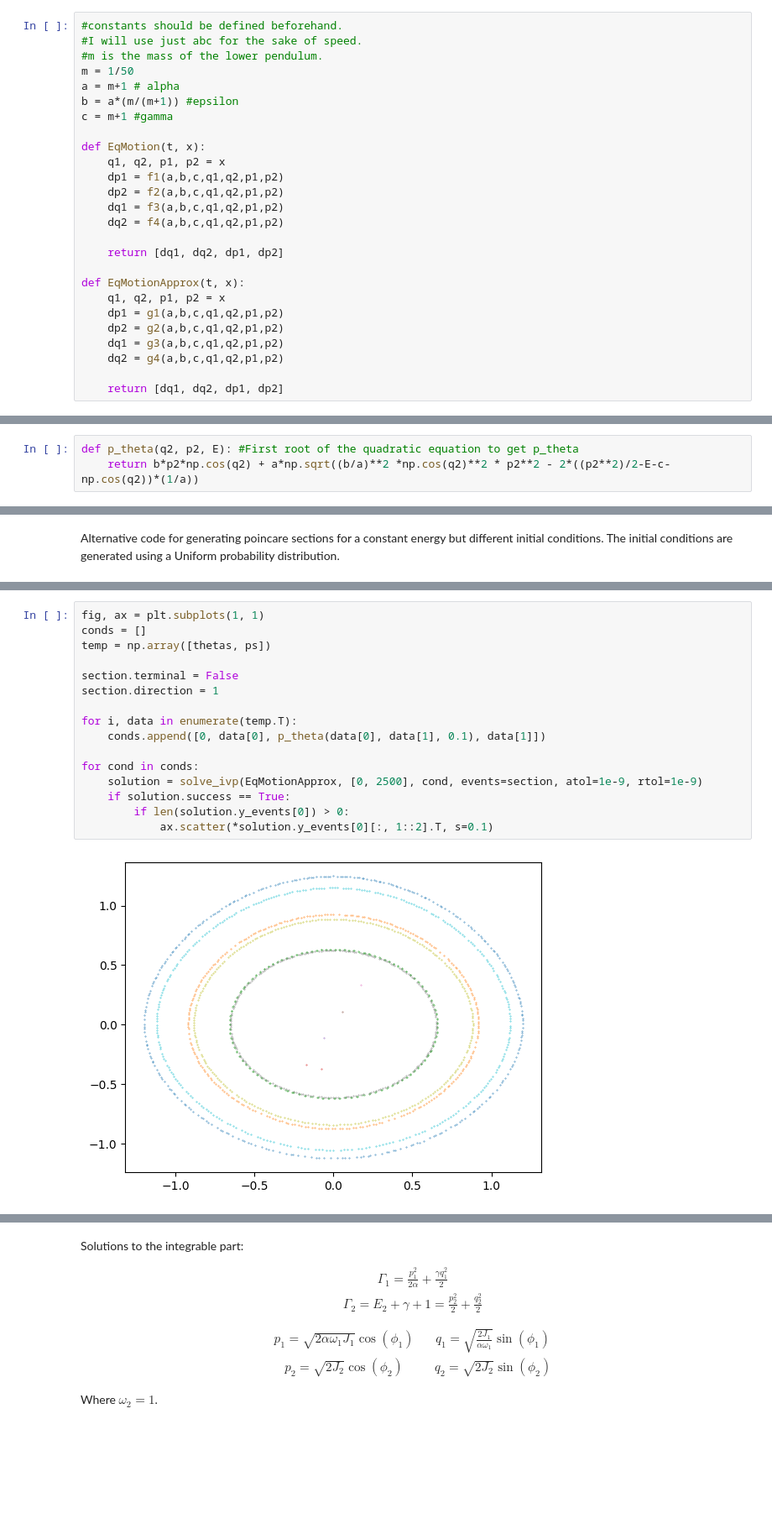
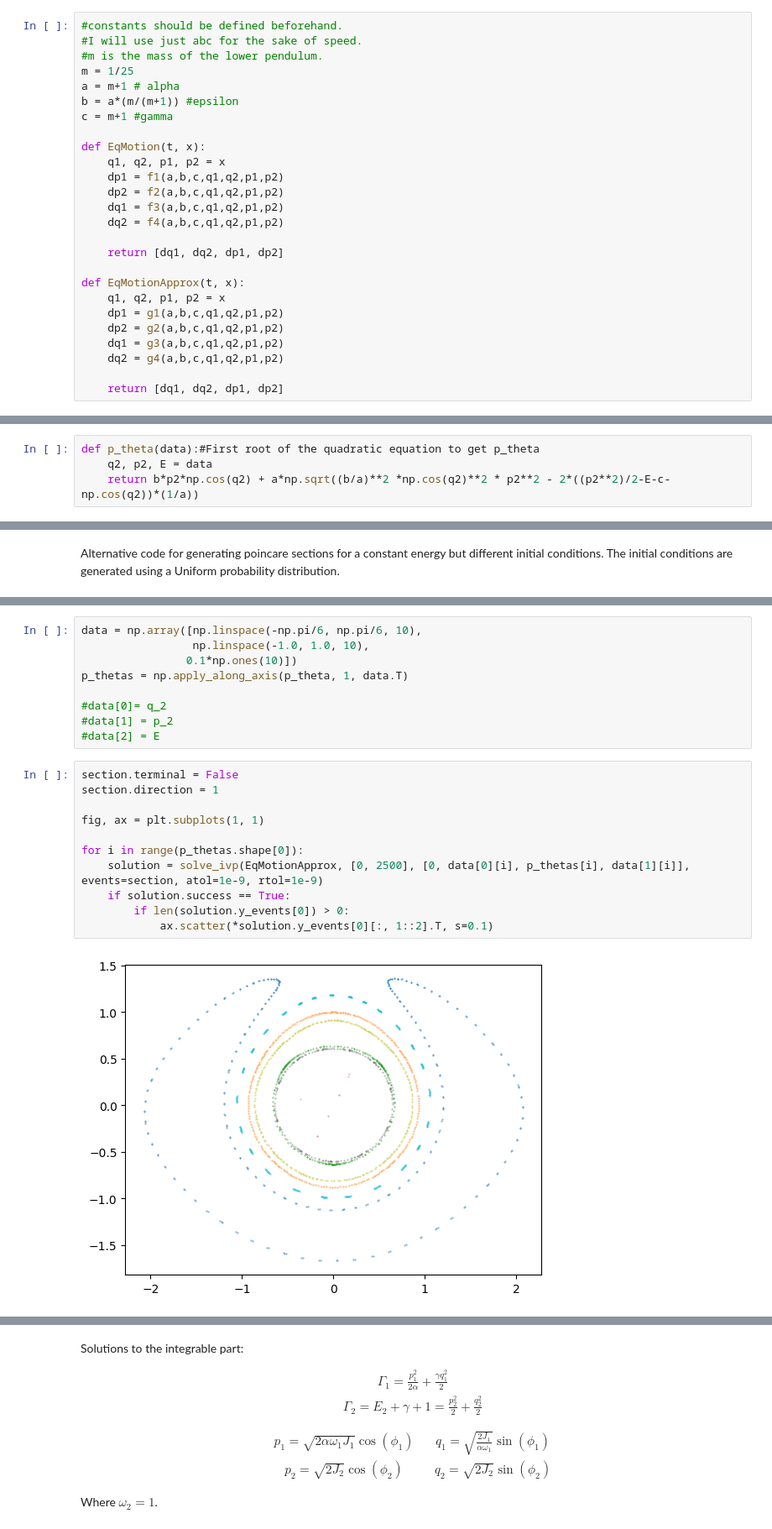
Before and after one commit to MuraSuu/Notebooks, a Jupyter notebook: DoublePendulum.ipynb, the cells around one changed output, grey strips where cells are left out. Shown at 84% size. Saved outputs shown, nothing was run; the diff lists cells and outputs as text; blank space fills up the shorter version.

```diff
--- a/DoublePendulum.ipynb
+++ b/DoublePendulum.ipynb
@@ -54,7 +50,7 @@ g4 = smp.lambdify((alpha, eps, gamma, q1(t),q2(t),p1(t),p2(t)),h.diff(p2(t)),"nu
 #constants should be defined beforehand.
 #I will use just abc for the sake of speed.
 #m is the mass of the lower pendulum.
-m = 1/50
+m = 1/25
 a = m+1 # alpha
 b = a*(m/(m+1)) #epsilon
 c = m+1 #gamma
@@ -123,5 +143,6 @@ else:
 # %%
-def p_theta(q2, p2, E): #First root of the quadratic equation to get p_theta
+def p_theta(data):#First root of the quadratic equation to get p_theta
+    q2, p2, E = data
     return b*p2*np.cos(q2) + a*np.sqrt((b/a)**2 *np.cos(q2)**2 * p2**2 - 2*((p2**2)/2-E-c-np.cos(q2))*(1/a))
 # %%
 def f_helper(q2, E):
@@ -147,20 +160,24 @@ ps = np.linspace(-1.0, 1.0, 10)
+# %%
+data = np.array([np.linspace(-np.pi/6, np.pi/6, 10),
+                 np.linspace(-1.0, 1.0, 10),
+                0.1*np.ones(10)])
+p_thetas = np.apply_along_axis(p_theta, 1, data.T)
+
+#data[0]= q_2
+#data[1] = p_2
+#data[2] = E
 # %%
-fig, ax = plt.subplots(1, 1)
-conds = []
-temp = np.array([thetas, ps])
-
 section.terminal = False
 section.direction = 1
 
-for i, data in enumerate(temp.T):
-    conds.append([0, data[0], p_theta(data[0], data[1], 0.1), data[1]])
+fig, ax = plt.subplots(1, 1)
 
-for cond in conds:
-    solution = solve_ivp(EqMotionApprox, [0, 2500], cond, events=section, atol=1e-9, rtol=1e-9)
+for i in range(p_thetas.shape[0]):
+    solution = solve_ivp(EqMotionApprox, [0, 2500], [0, data[0][i], p_thetas[i], data[1][i]], events=section, atol=1e-9, rtol=1e-9)
     if solution.success == True:
         if len(solution.y_events[0]) > 0:
             ax.scatter(*solution.y_events[0][:, 1::2].T, s=0.1)
 # %% [output]
-[figure, old version]
+[figure, new version]
 # %%
 fig, ax = plt.subplots(1, 1)
```
Also changed, not shown: parts of 31 cells of this notebook.
